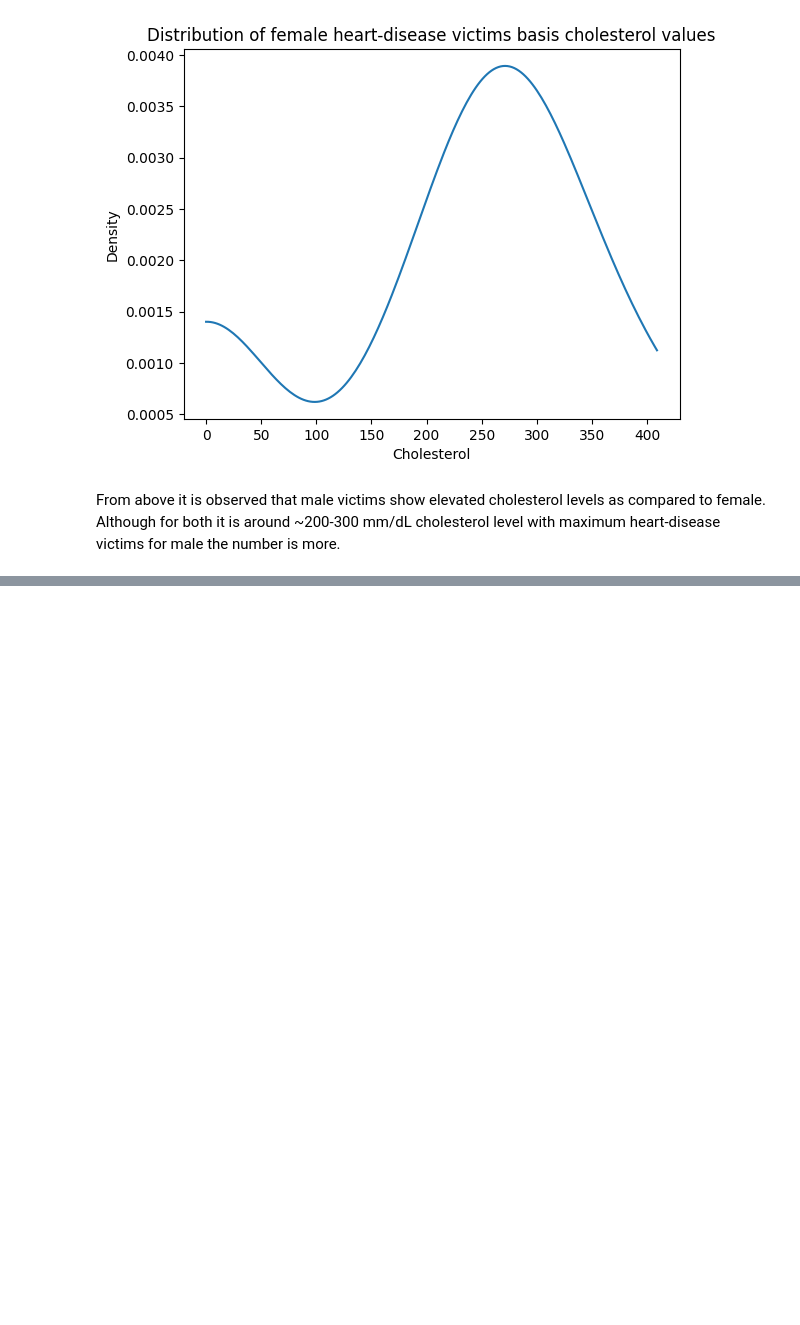
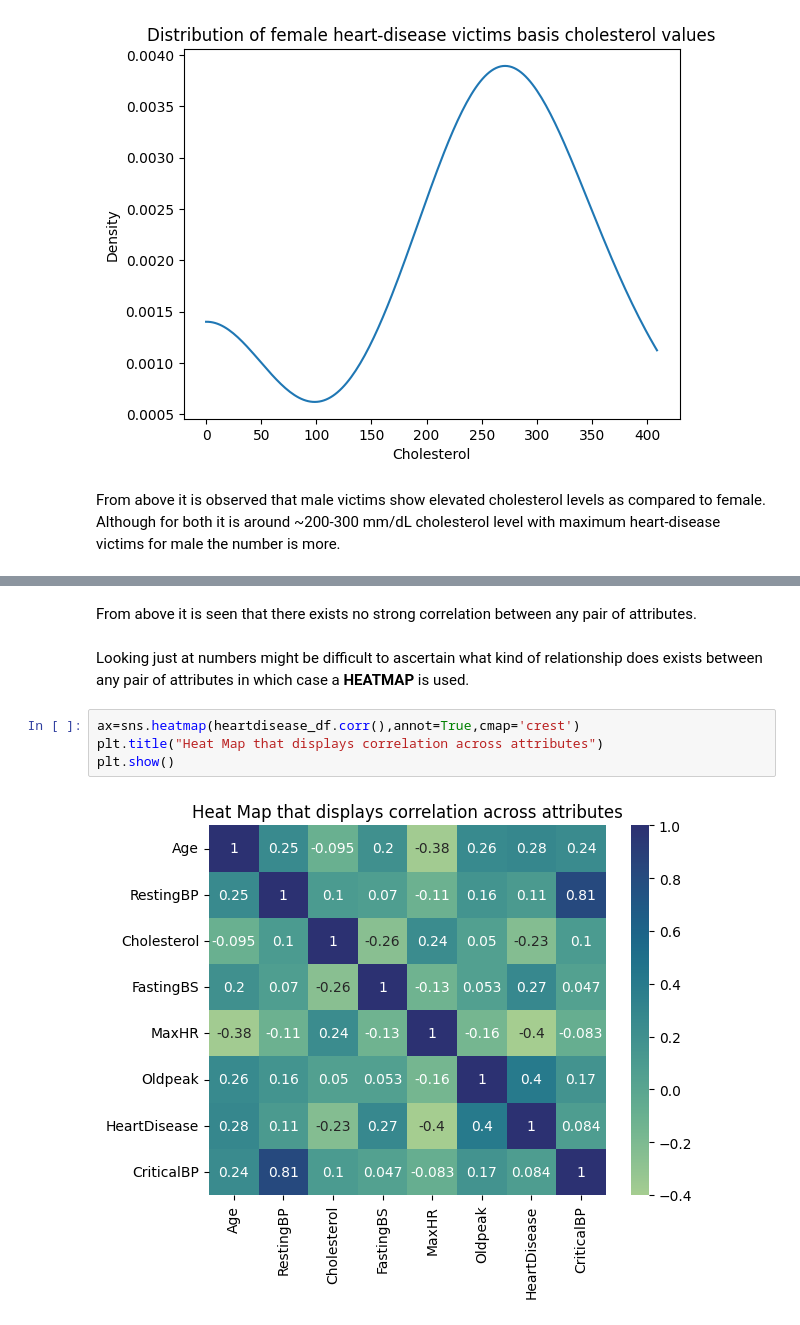
Before and after one commit to Soumyadip54321/Data_Science, a Jupyter notebook: Data_Analysis/HeartDisease.ipynb, the cells around one changed output, grey strips where cells are left out. Drawn from its saved outputs; the diff is of its cells as text; blank space fills up the shorter version.

Commit message:
Computed correlations & displayed scatterplots for various attributes

```diff
--- a/Data_Analysis/HeartDisease.ipynb
+++ b/Data_Analysis/HeartDisease.ipynb
@@ -392,0 +414,10 @@ heart-disease victims for male the number is more.
+# %% [markdown]
+From above it is seen that there exists no strong correlation between any pair of attributes.
+# %% [markdown]
+Looking just at numbers might be difficult to ascertain what kind of relationship does exists between any pair of attributes in which case a **HEATMAP** is used.
+# %%
+ax=sns.heatmap(heartdisease_df.corr(),annot=True,cmap='crest')
+plt.title("Heat Map that displays correlation across attributes")
+plt.show()
+# %% [output]
+[figure, added]
```
Also changed, not shown: parts of 12 cells of this notebook.
